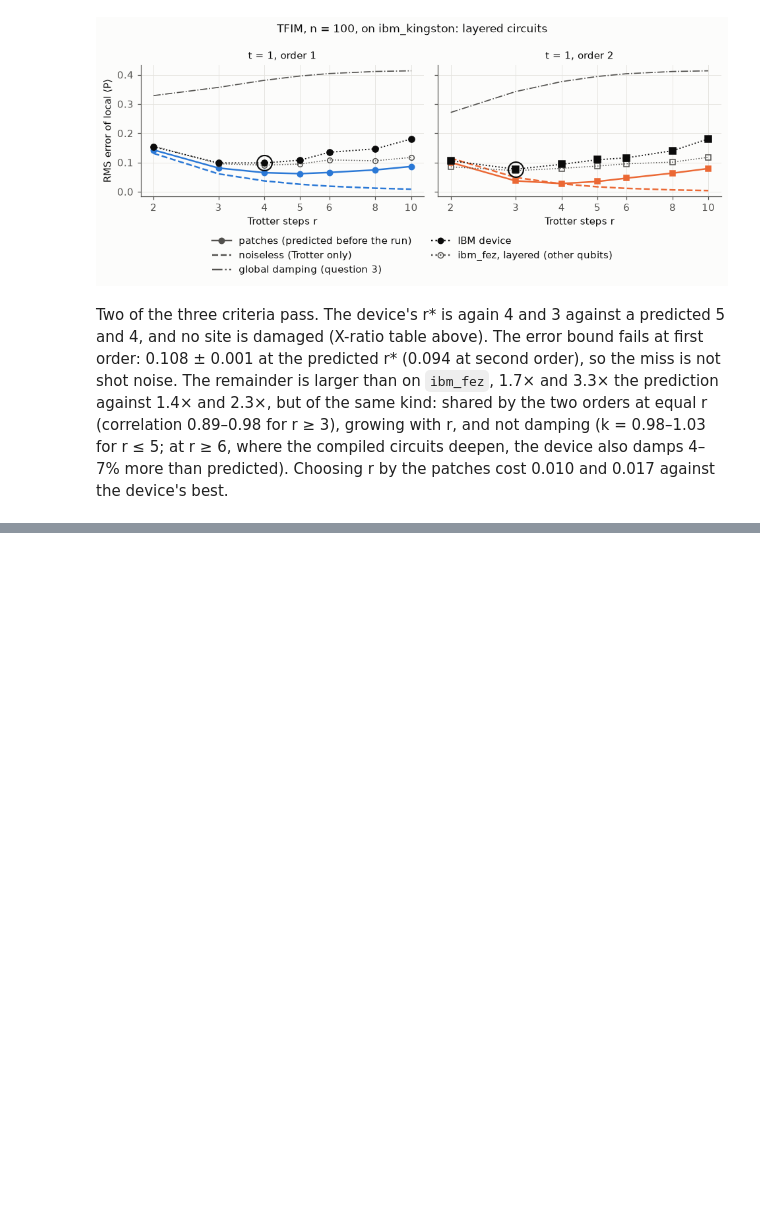
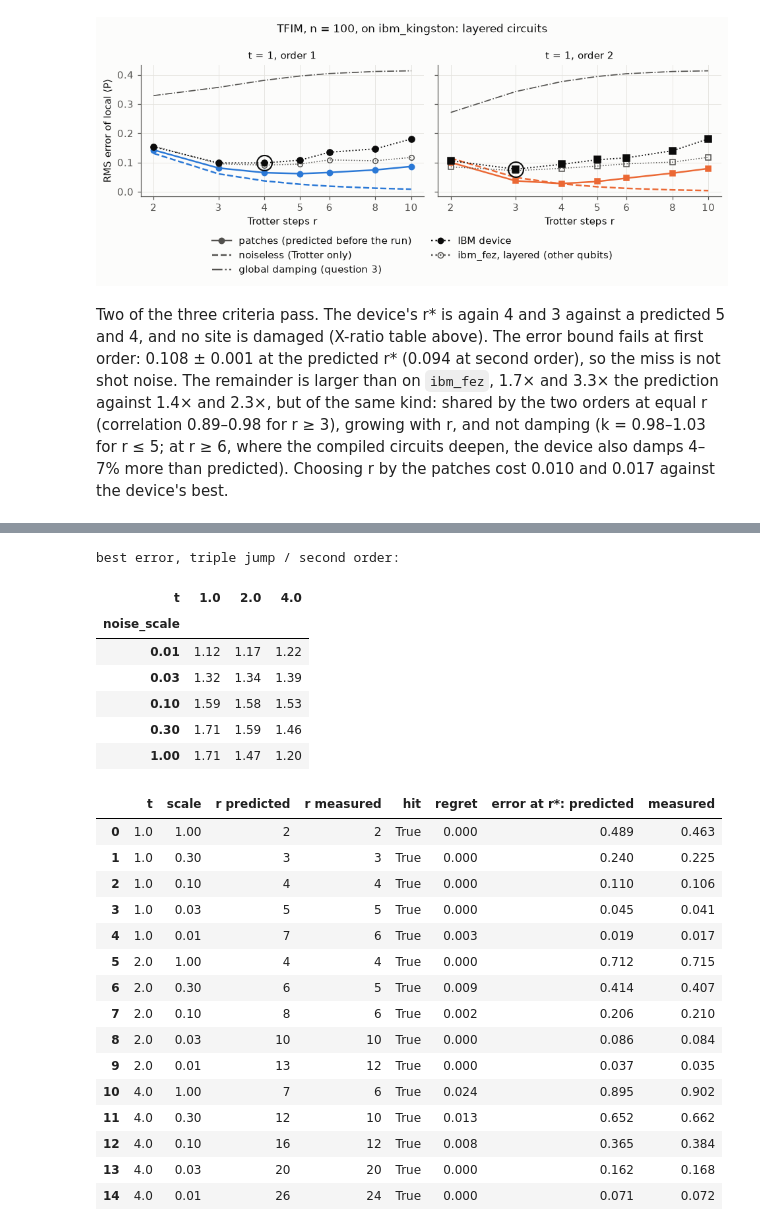
Before and after one commit to jayhsu0627/qtrotter, a Jupyter notebook: notebooks/trotter_under_noise.ipynb, the cells around one changed output, grey strips where cells are left out. Cells and saved outputs as stored; diff of their text form; code cells hidden in the pictures; blank space fills up the shorter version.

```diff
--- a/notebooks/trotter_under_noise.ipynb
+++ b/notebooks/trotter_under_noise.ipynb
@@ -1938,0 +2136,31 @@ with r, and not damping (k = 0.98–1.03 for r ≤ 5; at r ≥ 6, where the comp
+# %%
+cross = pd.read_csv(ROOT / "results/crossover_predicted.csv")
+ns4y = pd.read_csv(ROOT / "results/noise_scaling_4y.csv")
+best_err = pd.concat([ns.groupby(["t", "noise_scale", "order"]).trace_dist.min().unstack().rename(columns=str),
+                      ns4y.groupby(["t", "noise_scale"]).trace_dist.min().rename("4y")], axis=1)
+measured = {}
+for t, g in best_err.groupby(level="t"):
+    g = g.droplevel("t").sort_index()
+    for four in ("4", "4y"):
+        x, v = np.log(g.index.to_numpy(float)), np.log((g[four] / g["2"]).to_numpy())
+        i = np.where(np.sign(v[:-1]) != np.sign(v[1:]))[0]
+        if len(i):   # interpolated between the scales that bracket it
+            measured[(t, four)] = np.exp(x[i[0]] - v[i[0]] * (x[i[0] + 1] - x[i[0]]) / (v[i[0] + 1] - v[i[0]]))
+        else:        # beyond the sweep: straight line through the two lowest scales
+            measured[(t, four)] = np.exp(x[0] - v[0] * (x[1] - x[0]) / (v[1] - v[0]))
+cross["s_cross_measured"] = [measured[(t, str(f))] for t, f in zip(cross.t, cross.fourth_order)]
+display(cross[["t", "fourth_order", "kappa", "a_2", "a_4", "s_cross_closed_form", "s_cross_semi_empirical",
+               "s_cross_measured"]].round(4))
+print("best error, triple jump / second order:")
+display((best_err["4y"] / best_err["2"]).unstack("t").round(2))
+pred4y = pd.read_csv(ROOT / "results/noise_scaling_4y_predicted.csv")
+rows = []
+for _, p in pred4y.iterrows():
+    g = ns4y[(ns4y.t == p.t) & (ns4y.noise_scale == p.noise_scale)].set_index("r").trace_dist
+    grid4 = g.index.to_numpy(float)
+    i, j = np.searchsorted(grid4, nearest(grid4, p.r_predicted)), np.searchsorted(grid4, g.idxmin())
+    rows.append({"t": p.t, "scale": p.noise_scale, "r predicted": p.r_predicted, "r measured": g.idxmin(),
+                 "hit": abs(i - j) <= 1, "regret": g.iloc[i] - g.min(),
+                 "error at r*: predicted": p.err_predicted, "measured": g.min()})
+pd.DataFrame(rows).round(3)
+# %% [output]
@@ -1938,0 +2174,24 @@ with r, and not damping (k = 0.98–1.03 for r ≤ 5; at r ≥ 6, where the comp
+best error, triple jump / second order:
+| t | 1.0 | 2.0 | 4.0 |
+| noise_scale |  |  |  |
+| 0.01 | 1.12 | 1.17 | 1.22 |
+| 0.03 | 1.32 | 1.34 | 1.39 |
+| 0.10 | 1.59 | 1.58 | 1.53 |
+| 0.30 | 1.71 | 1.59 | 1.46 |
+| 1.00 | 1.71 | 1.47 | 1.20 |
+|  | t | scale | r predicted | r measured | hit | regret | error at r*: predicted | measured |
+| 0 | 1.0 | 1.00 | 2 | 2 | True | 0.000 | 0.489 | 0.463 |
+| 1 | 1.0 | 0.30 | 3 | 3 | True | 0.000 | 0.240 | 0.225 |
+| 2 | 1.0 | 0.10 | 4 | 4 | True | 0.000 | 0.110 | 0.106 |
+| 3 | 1.0 | 0.03 | 5 | 5 | True | 0.000 | 0.045 | 0.041 |
+| 4 | 1.0 | 0.01 | 7 | 6 | True | 0.003 | 0.019 | 0.017 |
+| 5 | 2.0 | 1.00 | 4 | 4 | True | 0.000 | 0.712 | 0.715 |
+| 6 | 2.0 | 0.30 | 6 | 5 | True | 0.009 | 0.414 | 0.407 |
+| 7 | 2.0 | 0.10 | 8 | 6 | True | 0.002 | 0.206 | 0.210 |
+| 8 | 2.0 | 0.03 | 10 | 10 | True | 0.000 | 0.086 | 0.084 |
+| 9 | 2.0 | 0.01 | 13 | 12 | True | 0.000 | 0.037 | 0.035 |
+| 10 | 4.0 | 1.00 | 7 | 6 | True | 0.024 | 0.895 | 0.902 |
+| 11 | 4.0 | 0.30 | 12 | 10 | True | 0.013 | 0.652 | 0.662 |
+| 12 | 4.0 | 0.10 | 16 | 12 | True | 0.008 | 0.365 | 0.384 |
+| 13 | 4.0 | 0.03 | 20 | 20 | True | 0.000 | 0.162 | 0.168 |
+| 14 | 4.0 | 0.01 | 26 | 24 | True | 0.000 | 0.071 | 0.072 |
```
Also changed, not shown: parts of 13 cells of this notebook, 1 other file.
